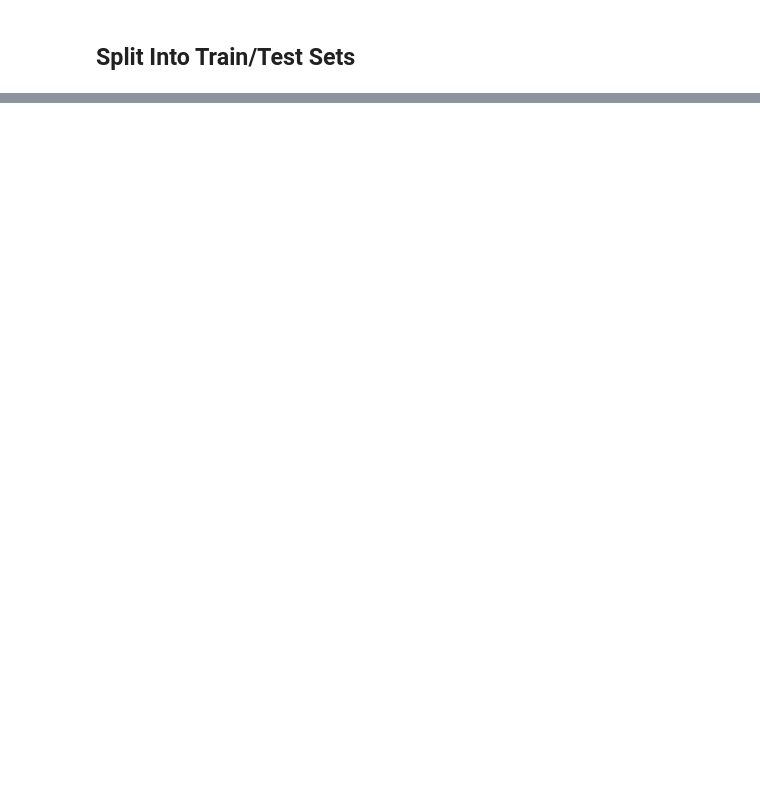
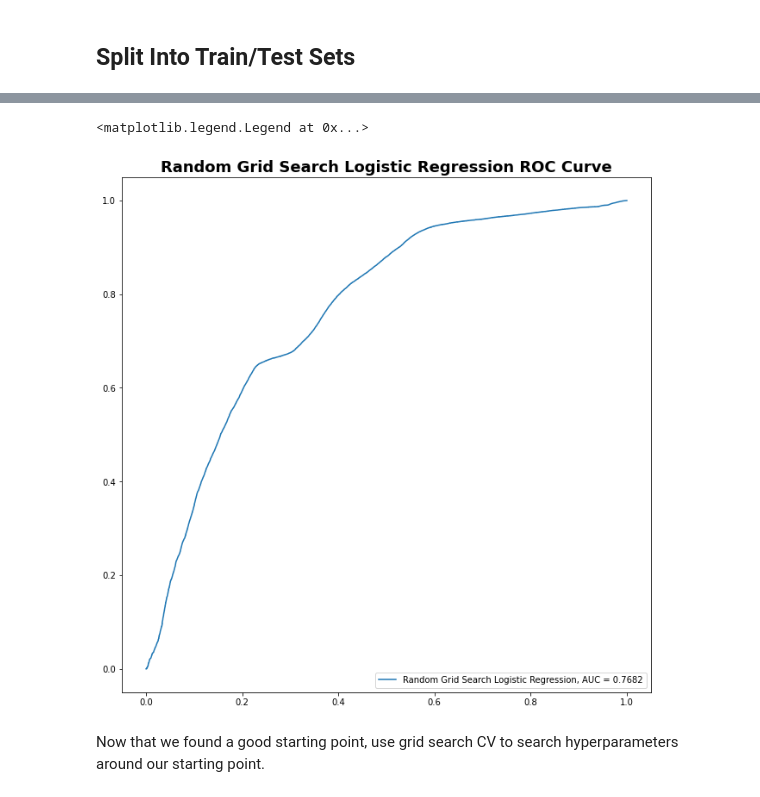
Before and after one commit to seankim658/Fishing-Detection, a Jupyter notebook: main-notebook.ipynb, the cells around one changed output, grey strips where cells are left out. Drawn from its saved outputs; the diff is of its cells as text; code cells hidden in the pictures; blank space fills up the shorter version.

Commit message:
finished logistic regression

```diff
--- a/main-notebook.ipynb
+++ b/main-notebook.ipynb
@@ -1388,5 +1415,10 @@ y = train_df['is_fishing']
 
 # split into train/test sets
 x_train, x_test, y_train, y_test = train_test_split(x, y, test_size = 0.2, random_state = 8)
+# %%
+# scaled data for logistic regression
+scaler = StandardScaler()
+x_train_scaled = scaler.fit_transform(x_train)
+x_test_scaled = scaler.transform(x_test)
 # %% [markdown]
 # Modeling
@@ -1396,0 +1429,12 @@ x_train, x_test, y_train, y_test = train_test_split(x, y, test_size = 0.2, rando
+# %%
+# parameter to tune
+c = [x for x in np.logspace(-8, 3, 5000)]
+
+log_reg_random_search_param_grid = {'C': c}
+
+# model
+estimator_rcv_log_reg = LogisticRegression()
+
+# random search over the parameters, 5 fold cross validation, __ iterations
+log_reg_random_search = RandomizedSearchCV(estimator = estimator_rcv_log_reg, scoring = 'f1', param_distributions = log_reg_random_search_param_grid, verbose = 2, n_iter = 200, cv = 5)
+log_reg_random_search.fit(x_train_scaled, y_train)
@@ -1396,0 +1501,14 @@ x_train, x_test, y_train, y_test = train_test_split(x, y, test_size = 0.2, rando
+# %%
+# plot roc curve
+plt.figure(figsize = (11, 11))
+log_reg_random_search_preds_prob = log_reg_random_search.predict_proba(x_test_scaled)[::,1]
+log_reg_random_search_preds_fpr, log_reg_random_search_preds_tpr, _ = roc_curve(y_test, log_reg_random_search_preds_prob)
+log_reg_random_search_auc = round(roc_auc_score(y_test, log_reg_random_search_preds_prob), 4)
+plt.plot(log_reg_random_search_preds_fpr, log_reg_random_search_preds_tpr, label = f'Random Grid Search Logistic Regression, AUC = {log_reg_random_search_auc}')
+plt.title('Random Grid Search Logistic Regression ROC Curve', fontdict = {'fontsize': 18, 'fontweight': 'bold'})
+plt.legend(loc = 'lower right')
+# %% [output]
+<matplotlib.legend.Legend at 0x...>
+[figure, added]
+# %% [markdown]
+Now that we found a good starting point, use grid search CV to search hyperparameters around our starting point.
```
Also changed, not shown: parts of 23 cells of this notebook.
